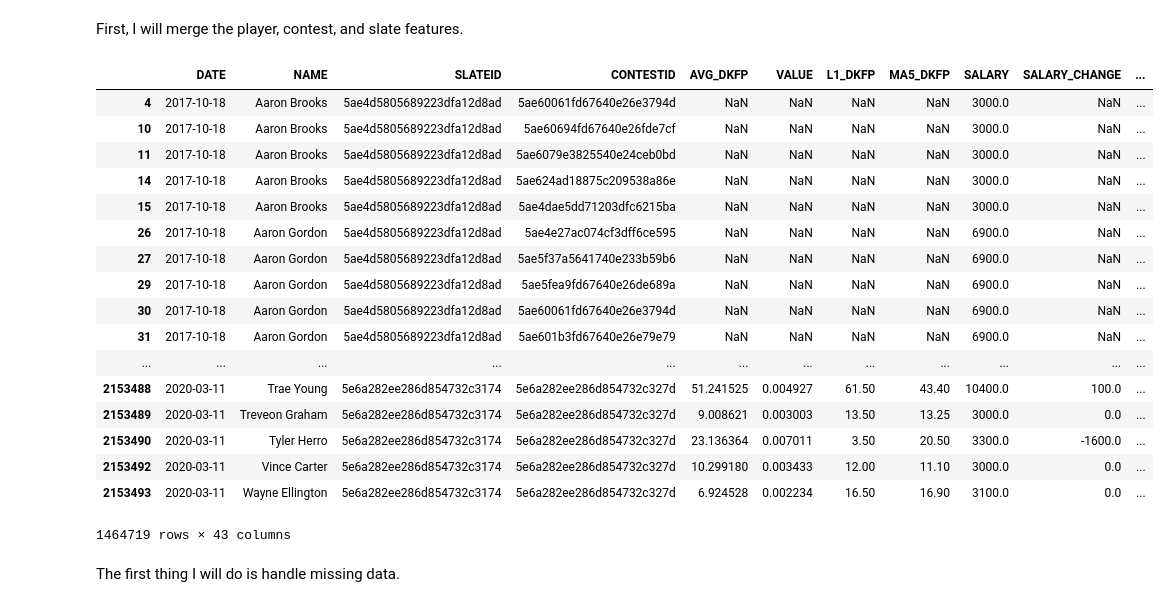
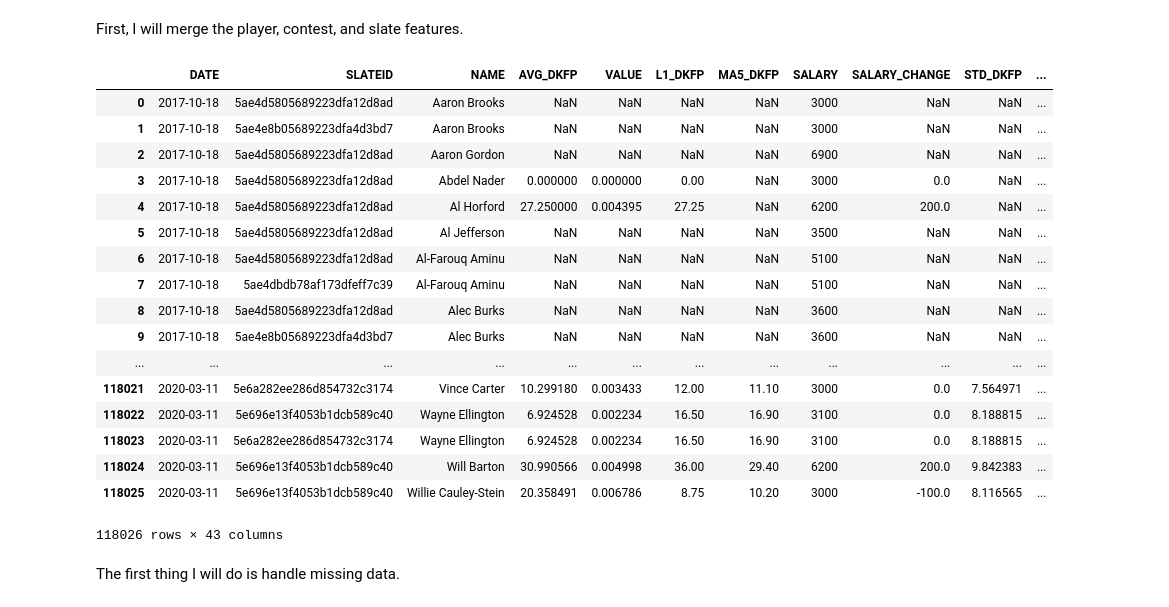
Before and after one commit to bshim1108/pyNBA, a Jupyter notebook: pyNBA/Research/Ownership.ipynb, the cells around one changed output. Drawn from its saved outputs; the diff is of its cells as text; code cells hidden in the pictures.

```diff
--- a/pyNBA/Research/Ownership.ipynb
+++ b/pyNBA/Research/Ownership.ipynb
@@ -189,7 +182,6 @@ regressors.append('SALARY_CHANGE')
 boxscores = feature_creation.expanding_standard_deviation(
     df=boxscores, group_col_names=['SEASON', 'PLAYERID'], col_name='DKFP', new_col_name='STD_DKFP', min_periods=5
 )
-boxscores['STD_DKFP'] = boxscores['STD_DKFP'].fillna(0.25*boxscores['AVG_DKFP'])
 regressors.append('STD_DKFP')
 
 regressors.append('START')
@@ -337,29 +328,29 @@ slate_players = slate_players.merge(sb_temp, on=['SLATEID', 'SALARY_BIN'], how='
 # %%
 slate_players['SALARY_FLOOR'] = slate_players['SALARY_BIN'].apply(lambda x: x.left)
 
-slate_players = slate_players.set_index(['SLATEID', 'SINGLE_DFS_POSITION'])
-slate_players['L1P_RANK'] = slate_players['VALUE'].groupby(level=[0, 1]).rank(method='min', ascending=False)
-slate_players = slate_players.reset_index(0).reset_index(0)
+slate_players['L1P_RANK'] = slate_players.groupby(
+    ['SLATEID', 'SINGLE_DFS_POSITION']
+)['VALUE'].rank(method='min', ascending=False)
 
-slate_players = slate_players.set_index(['SLATEID', 'SINGLE_DFS_POSITION', 'SALARY_FLOOR'])
-slate_players['L1P_SB_RANK'] = slate_players['VALUE'].groupby(level=[0, 1, 2]).rank(method='min', ascending=False)
-slate_players = slate_players.reset_index(0).reset_index(0).reset_index(0)
+slate_players['L1P_SB_RANK'] = slate_players.groupby(
+    ['SLATEID', 'SINGLE_DFS_POSITION', 'SALARY_FLOOR']
+)['VALUE'].rank(method='min', ascending=False)
 
-slate_players = slate_players.set_index(['SLATEID', 'LEVEL2_DFS_POSITION'])
-slate_players['L2P_RANK'] = slate_players['VALUE'].groupby(level=[0, 1]).rank(method='min', ascending=False)
-slate_players = slate_players.reset_index(0).reset_index(0)
+slate_players['L2P_RANK'] = slate_players.groupby(
+    ['SLATEID', 'LEVEL2_DFS_POSITION']
+)['VALUE'].rank(method='min', ascending=False)
 
-slate_players = slate_players.set_index(['SLATEID', 'LEVEL2_DFS_POSITION', 'SALARY_FLOOR'])
-slate_players['L2P_SB_RANK'] = slate_players['VALUE'].groupby(level=[0, 1, 2]).rank(method='min', ascending=False)
-slate_players = slate_players.reset_index(0).reset_index(0).reset_index(0)
+slate_players['L2P_SB_RANK'] = slate_players.groupby(
+    ['SLATEID', 'LEVEL2_DFS_POSITION', 'SALARY_FLOOR']
+)['VALUE'].rank(method='min', ascending=False)
 
-slate_players = slate_players.set_index(['SLATEID'])
-slate_players['L3P_RANK'] = slate_players['VALUE'].groupby(level=[0]).rank(method='min', ascending=False)
-slate_players = slate_players.reset_index(0)
+slate_players['L3P_RANK'] = slate_players.groupby(
+    ['SLATEID']
+)['VALUE'].rank(method='min', ascending=False)
 
-slate_players = slate_players.set_index(['SLATEID', 'SALARY_FLOOR'])
-slate_players['L3P_SB_RANK'] = slate_players['VALUE'].groupby(level=[0, 1]).rank(method='min', ascending=False)
-slate_players = slate_players.reset_index(0).reset_index(0)
+slate_players['L3P_SB_RANK'] = slate_players.groupby(
+    ['SLATEID', 'SALARY_FLOOR']
+)['VALUE'].rank(method='min', ascending=False)
 # %%
 %%time
 
@@ -376,7 +367,7 @@ slate_data = slate_players.groupby(['DATE', 'SLATEID', 'NAME']).apply(
         'L3P_COUNT': x['L3P_COUNT'].mean(),
         'L3P_RANK': x['L3P_RANK'].mean(),
         'L3P_SB_COUNT': x['L3P_SB_COUNT'].mean(),
-        'L3P_SB_RANK': x['L3P_SB_RANK'].mean(),
+        'L3P_SB_RANK': x['L3P_SB_RANK'].mean()
     })
 ).reset_index()
 # %% [output]
@@ -405,32 +396,32 @@ Now that I have created all the features I found to be indicative of our dependa
 # %% [markdown]
 First, I will merge the player, contest, and slate features.
 # %%
-ownership_data = ownership_data.merge(slate_data, on=['DATE', 'SLATEID', 'NAME'], how='left')
-all_ownership_data = ownership_data.merge(boxscores, on=['DATE', 'NAME'], how='left')
+ownership_data = ownership_data.merge(slate_data, on=['DATE', 'SLATEID', 'NAME'], how='inner')
+all_ownership_data = ownership_data.merge(boxscores, on=['DATE', 'NAME'], how='inner')
 # %%
 pd.set_option('display.max_columns', 200)
 pd.set_option('display.min_rows', 100)
 pd.set_option('display.max_rows', 100)
-display(all_ownership_data[['DATE', 'NAME', 'SLATEID', 'CONTESTID'] + regressors + categorical_regressors + [y]].dropna(subset=[y]))
+display(all_ownership_data[['DATE', 'SLATEID', 'NAME'] + regressors + categorical_regressors + [y]].dropna(subset=[y]))
 # %% [output]
-|  | DATE | NAME | SLATEID | CONTESTID | AVG_DKFP | VALUE | L1_DKFP | MA5_DKFP | SALARY | SALARY_CHANGE | ... |
-| 4 | 2017-10-18 | Aaron Brooks | 5ae4d5805689223dfa12d8ad | 5ae60061fd67640e26e3794d | NaN | NaN | NaN | NaN | 3000.0 | NaN | ... |
-| 10 | 2017-10-18 | Aaron Brooks | 5ae4d5805689223dfa12d8ad | 5ae60694fd67640e26fde7cf | NaN | NaN | NaN | NaN | 3000.0 | NaN | ... |
-| 11 | 2017-10-18 | Aaron Brooks | 5ae4d5805689223dfa12d8ad | 5ae6079e3825540e24ceb0bd | NaN | NaN | NaN | NaN | 3000.0 | NaN | ... |
-| 14 | 2017-10-18 | Aaron Brooks | 5ae4d5805689223dfa12d8ad | 5ae624ad18875c209538a86e | NaN | NaN | NaN | NaN | 3000.0 | NaN | ... |
-| 15 | 2017-10-18 | Aaron Brooks | 5ae4d5805689223dfa12d8ad | 5ae4dae5dd71203dfc6215ba | NaN | NaN | NaN | NaN | 3000.0 | NaN | ... |
-| 26 | 2017-10-18 | Aaron Gordon | 5ae4d5805689223dfa12d8ad | 5ae4e27ac074cf3dff6ce595 | NaN | NaN | NaN | NaN | 6900.0 | NaN | ... |
-| 27 | 2017-10-18 | Aaron Gordon | 5ae4d5805689223dfa12d8ad | 5ae5f37a5641740e233b59b6 | NaN | NaN | NaN | NaN | 6900.0 | NaN | ... |
-| 29 | 2017-10-18 | Aaron Gordon | 5ae4d5805689223dfa12d8ad | 5ae5fea9fd67640e26de689a | NaN | NaN | NaN | NaN | 6900.0 | NaN | ... |
-| 30 | 2017-10-18 | Aaron Gordon | 5ae4d5805689223dfa12d8ad | 5ae60061fd67640e26e3794d | NaN | NaN | NaN | NaN | 6900.0 | NaN | ... |
-| 31 | 2017-10-18 | Aaron Gordon | 5ae4d5805689223dfa12d8ad | 5ae601b3fd67640e26e79e79 | NaN | NaN | NaN | NaN | 6900.0 | NaN | ... |
+|  | DATE | SLATEID | NAME | AVG_DKFP | VALUE | L1_DKFP | MA5_DKFP | SALARY | SALARY_CHANGE | STD_DKFP | ... |
+| 0 | 2017-10-18 | 5ae4d5805689223dfa12d8ad | Aaron Brooks | NaN | NaN | NaN | NaN | 3000 | NaN | NaN | ... |
+| 1 | 2017-10-18 | 5ae4e8b05689223dfa4d3bd7 | Aaron Brooks | NaN | NaN | NaN | NaN | 3000 | NaN | NaN | ... |
+| 2 | 2017-10-18 | 5ae4d5805689223dfa12d8ad | Aaron Gordon | NaN | NaN | NaN | NaN | 6900 | NaN | NaN | ... |
+| 3 | 2017-10-18 | 5ae4d5805689223dfa12d8ad | Abdel Nader | 0.000000 | 0.000000 | 0.00 | NaN | 3000 | 0.0 | NaN | ... |
+| 4 | 2017-10-18 | 5ae4d5805689223dfa12d8ad | Al Horford | 27.250000 | 0.004395 | 27.25 | NaN | 6200 | 200.0 | NaN | ... |
+| 5 | 2017-10-18 | 5ae4d5805689223dfa12d8ad | Al Jefferson | NaN | NaN | NaN | NaN | 3500 | NaN | NaN | ... |
+| 6 | 2017-10-18 | 5ae4d5805689223dfa12d8ad | Al-Farouq Aminu | NaN | NaN | NaN | NaN | 5100 | NaN | NaN | ... |
+| 7 | 2017-10-18 | 5ae4dbdb78af173dfeff7c39 | Al-Farouq Aminu | NaN | NaN | NaN | NaN | 5100 | NaN | NaN | ... |
+| 8 | 2017-10-18 | 5ae4d5805689223dfa12d8ad | Alec Burks | NaN | NaN | NaN | NaN | 3600 | NaN | NaN | ... |
+| 9 | 2017-10-18 | 5ae4e8b05689223dfa4d3bd7 | Alec Burks | NaN | NaN | NaN | NaN | 3600 | NaN | NaN | ... |
 | ... | ... | ... | ... | ... | ... | ... | ... | ... | ... | ... | ... |
-| 2153488 | 2020-03-11 | Trae Young | 5e6a282ee286d854732c3174 | 5e6a282ee286d854732c327d | 51.241525 | 0.004927 | 61.50 | 43.40 | 10400.0 | 100.0 | ... |
-| 2153489 | 2020-03-11 | Treveon Graham | 5e6a282ee286d854732c3174 | 5e6a282ee286d854732c327d | 9.008621 | 0.003003 | 13.50 | 13.25 | 3000.0 | 0.0 | ... |
-| 2153490 | 2020-03-11 | Tyler Herro | 5e6a282ee286d854732c3174 | 5e6a282ee286d854732c327d | 23.136364 | 0.007011 | 3.50 | 20.50 | 3300.0 | -1600.0 | ... |
-| 2153492 | 2020-03-11 | Vince Carter | 5e6a282ee286d854732c3174 | 5e6a282ee286d854732c327d | 10.299180 | 0.003433 | 12.00 | 11.10 | 3000.0 | 0.0 | ... |
-| 2153493 | 2020-03-11 | Wayne Ellington | 5e6a282ee286d854732c3174 | 5e6a282ee286d854732c327d | 6.924528 | 0.002234 | 16.50 | 16.90 | 3100.0 | 0.0 | ... |
+| 118021 | 2020-03-11 | 5e6a282ee286d854732c3174 | Vince Carter | 10.299180 | 0.003433 | 12.00 | 11.10 | 3000 | 0.0 | 7.564971 | ... |
+| 118022 | 2020-03-11 | 5e696e13f4053b1dcb589c40 | Wayne Ellington | 6.924528 | 0.002234 | 16.50 | 16.90 | 3100 | 0.0 | 8.188815 | ... |
+| 118023 | 2020-03-11 | 5e6a282ee286d854732c3174 | Wayne Ellington | 6.924528 | 0.002234 | 16.50 | 16.90 | 3100 | 0.0 | 8.188815 | ... |
+| 118024 | 2020-03-11 | 5e696e13f4053b1dcb589c40 | Will Barton | 30.990566 | 0.004998 | 36.00 | 29.40 | 6200 | 200.0 | 9.842383 | ... |
+| 118025 | 2020-03-11 | 5e696e13f4053b1dcb589c40 | Willie Cauley-Stein | 20.358491 | 0.006786 | 8.75 | 10.20 | 3000 | -100.0 | 8.116565 | ... |
-1464719 rows × 43 columns
+118026 rows × 43 columns
 # %% [markdown]
 The first thing I will do is handle missing data.
 # %%
```
Also changed, not shown: parts of 26 cells of this notebook, 21 other files.
